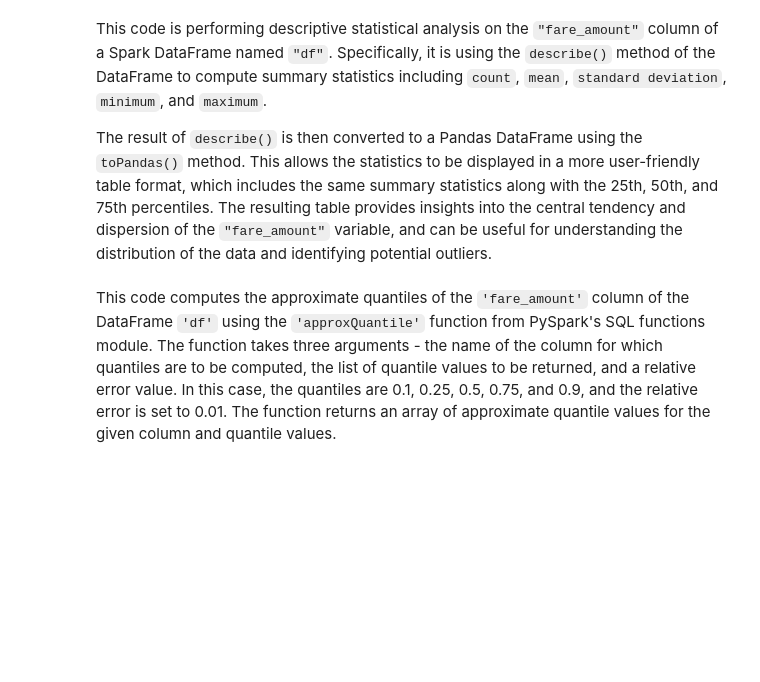
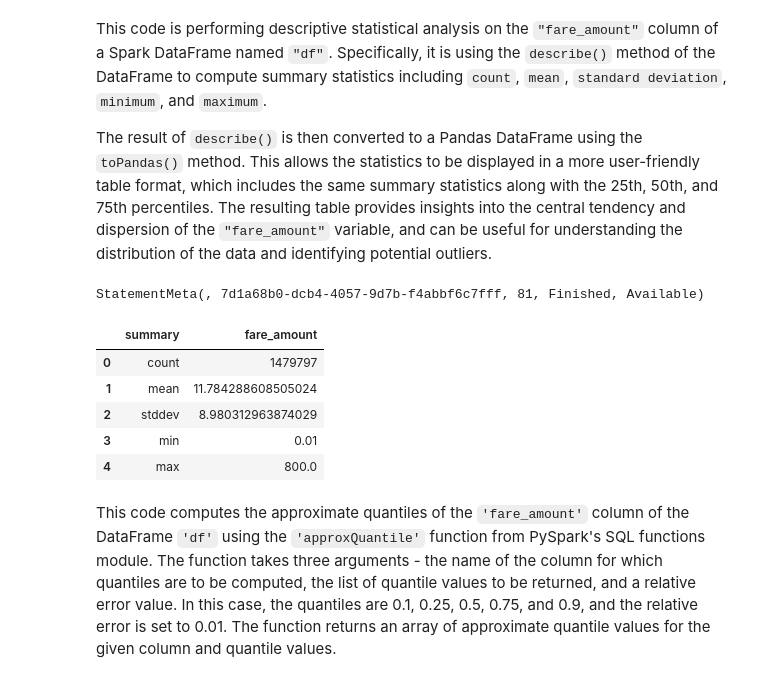
Before and after one commit to ekote/Build-Your-First-End-to-End-Lakehouse-Solution, a Jupyter notebook: exercise-2/notebook-2.ipynb, the cells around one changed output. Drawn from its saved outputs; the diff is of its cells as text; code cells hidden in the pictures; blank space fills up the shorter version.

```diff
--- a/exercise-2/notebook-2.ipynb
+++ b/exercise-2/notebook-2.ipynb
@@ -129,7 +251,15 @@ The result of `describe()` is then converted to a Pandas DataFrame using the `to
 # %%
 # General statistical characteristics of fare amount
 
-df.select('fareAmount').describe().toPandas()
+df.select('fare_amount').describe().toPandas()
+# %% [output]
+StatementMeta(, 7d1a68b0-dcb4-4057-9d7b-f4abbf6c7fff, 81, Finished, Available)
+|  | summary | fare_amount |
+| 0 | count | 1479797 |
+| 1 | mean | 11.784288608505024 |
+| 2 | stddev | 8.980312963874029 |
+| 3 | min | 0.01 |
+| 4 | max | 800.0 |
 # %% [markdown]
 This code computes the approximate quantiles of the `'fare_amount'` column of the DataFrame `'df'` using the `'approxQuantile'` function from PySpark's SQL functions module. The function takes three arguments - the name of the column for which quantiles are to be computed, the list of quantile values to be returned, and a relative error value. In this case, the quantiles are 0.1, 0.25, 0.5, 0.75, and 0.9, and the relative error is set to 0.01. The function returns an array of approximate quantile values for the given column and quantile values.
 # %%
```
Also changed, not shown: parts of 30 cells of this notebook, 1 other file.
